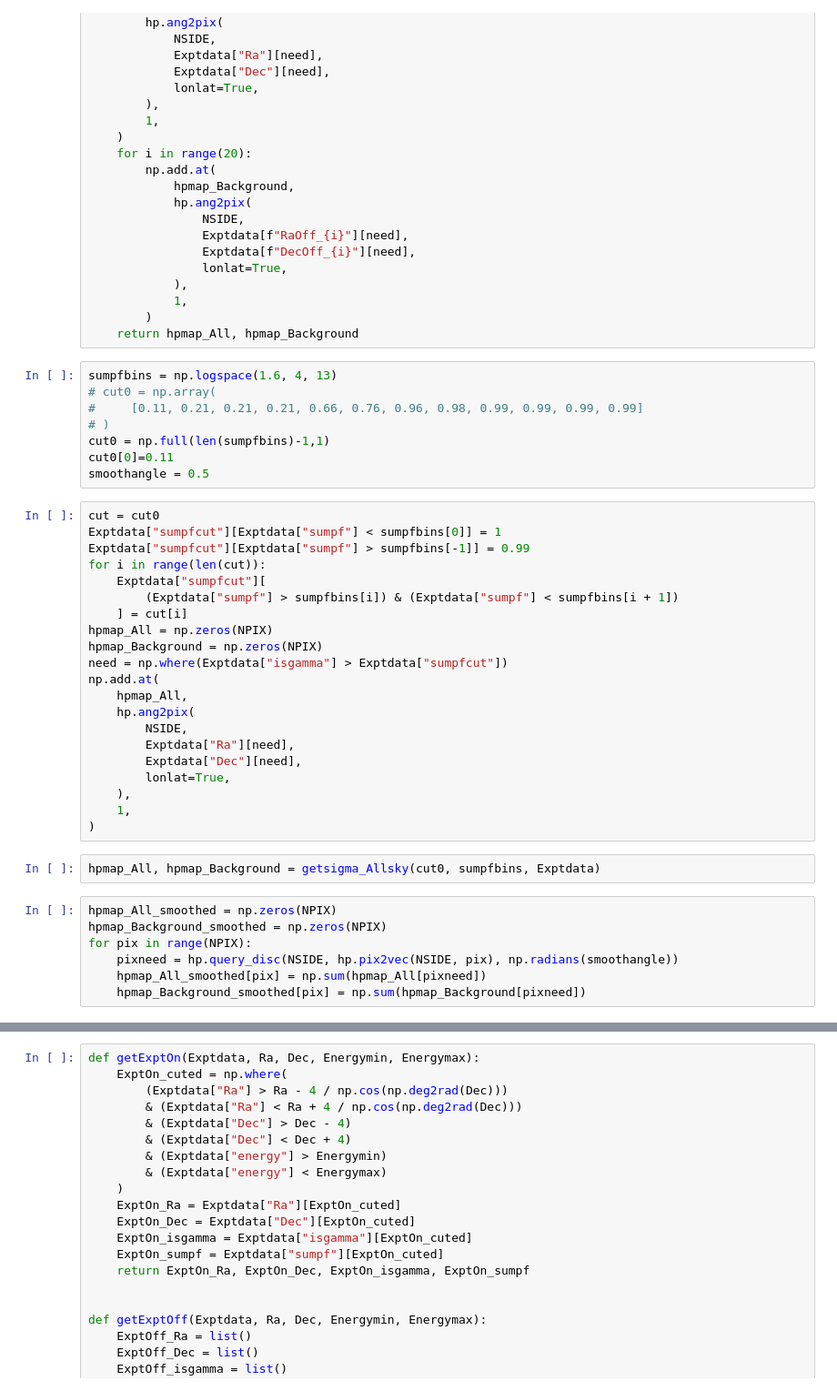
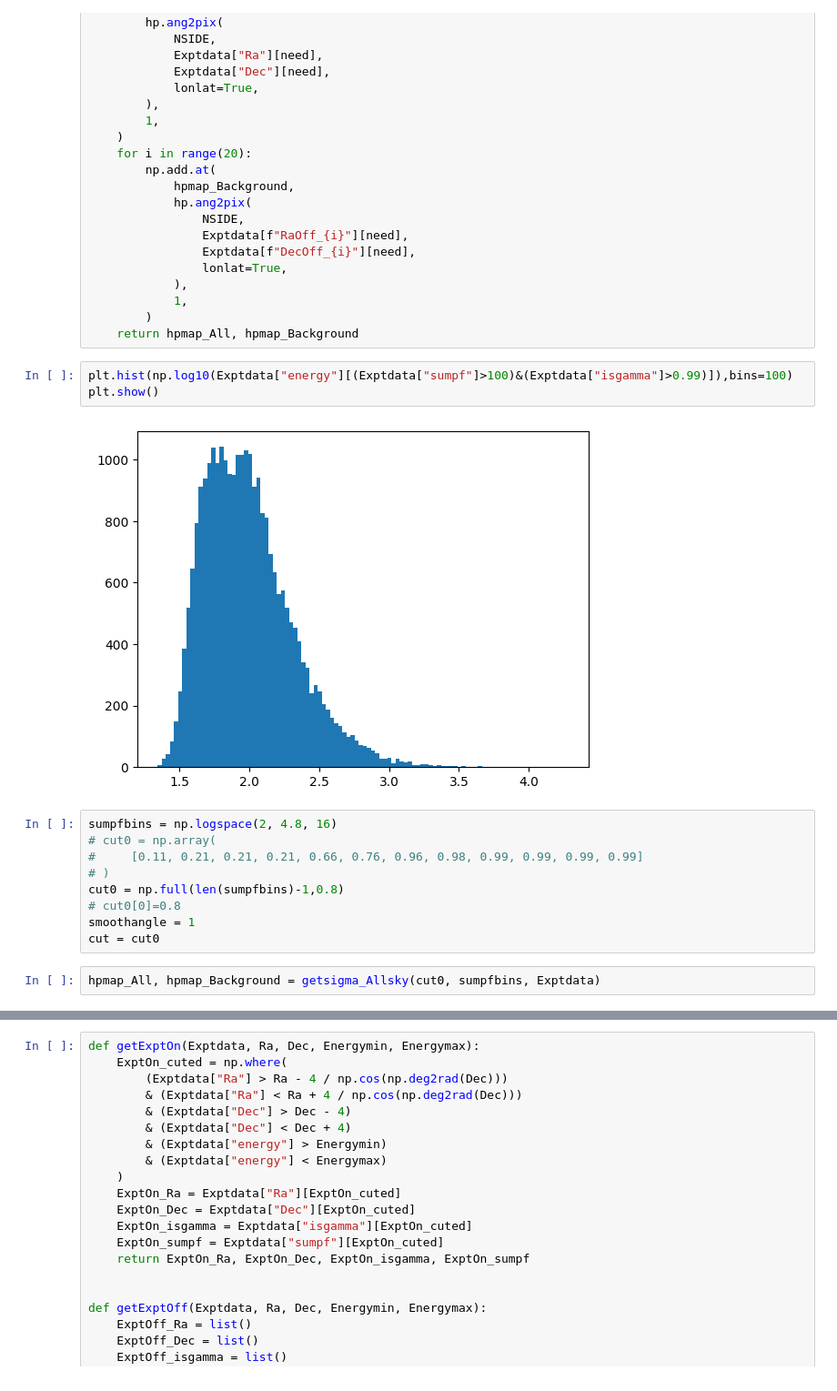
Before and after one commit to hukongyi/Gamma_Energy, a Jupyter notebook: AllSky_withCR/Exptdatacut/drawAllsky.ipynb, the cells around one changed output, grey strips where cells are left out. Shown: that part at 91% size. Cells and saved outputs as stored; diff of their text form.

```diff
--- a/AllSky_withCR/Exptdatacut/drawAllsky.ipynb
+++ b/AllSky_withCR/Exptdatacut/drawAllsky.ipynb
@@ -81,42 +169,20 @@ def getsigma_Allsky(cut, sumpfbins, Exptdata):
             1,
         )
     return hpmap_All, hpmap_Background
+# %%
+plt.hist(np.log10(Exptdata["energy"][(Exptdata["sumpf"]>100)&(Exptdata["isgamma"]>0.99)]),bins=100)
+plt.show()
+# %% [output]
+[figure, added]
 # %%
-sumpfbins = np.logspace(1.6, 4, 13)
+sumpfbins = np.logspace(2, 4.8, 16)
 # cut0 = np.array(
 #     [0.11, 0.21, 0.21, 0.21, 0.66, 0.76, 0.96, 0.98, 0.99, 0.99, 0.99, 0.99]
 # )
-cut0 = np.full(len(sumpfbins)-1,1)
-cut0[0]=0.11
-smoothangle = 0.5
+cut0 = np.full(len(sumpfbins)-1,0.8)
+# cut0[0]=0.8
+smoothangle = 1
+cut = cut0
-# %%
-cut = cut0
-Exptdata["sumpfcut"][Exptdata["sumpf"] < sumpfbins[0]] = 1
-Exptdata["sumpfcut"][Exptdata["sumpf"] > sumpfbins[-1]] = 0.99
-for i in range(len(cut)):
-    Exptdata["sumpfcut"][
-        (Exptdata["sumpf"] > sumpfbins[i]) & (Exptdata["sumpf"] < sumpfbins[i + 1])
-    ] = cut[i]
-hpmap_All = np.zeros(NPIX)
-hpmap_Background = np.zeros(NPIX)
-need = np.where(Exptdata["isgamma"] > Exptdata["sumpfcut"])
-np.add.at(
-    hpmap_All,
-    hp.ang2pix(
-        NSIDE,
-        Exptdata["Ra"][need],
-        Exptdata["Dec"][need],
-        lonlat=True,
-    ),
-    1,
-)
 # %%
 hpmap_All, hpmap_Background = getsigma_Allsky(cut0, sumpfbins, Exptdata)
-# %%
-hpmap_All_smoothed = np.zeros(NPIX)
-hpmap_Background_smoothed = np.zeros(NPIX)
-for pix in range(NPIX):
-    pixneed = hp.query_disc(NSIDE, hp.pix2vec(NSIDE, pix), np.radians(smoothangle))
-    hpmap_All_smoothed[pix] = np.sum(hpmap_All[pixneed])
-    hpmap_Background_smoothed[pix] = np.sum(hpmap_Background[pixneed])
 # %%
```
Also changed, not shown: parts of 21 cells of this notebook, 5 other files.
